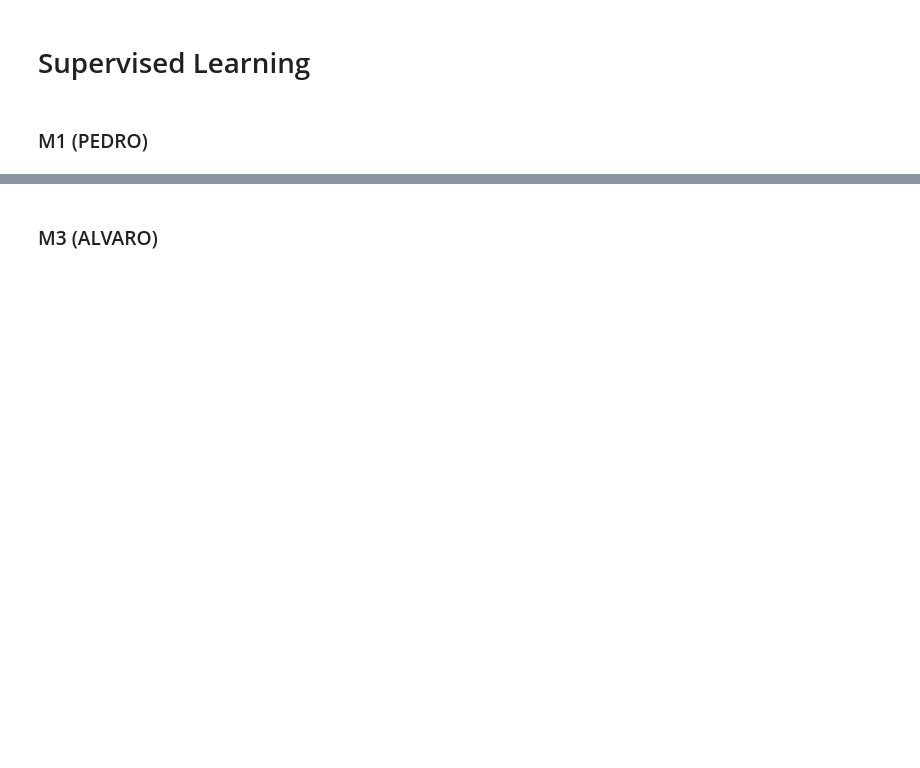
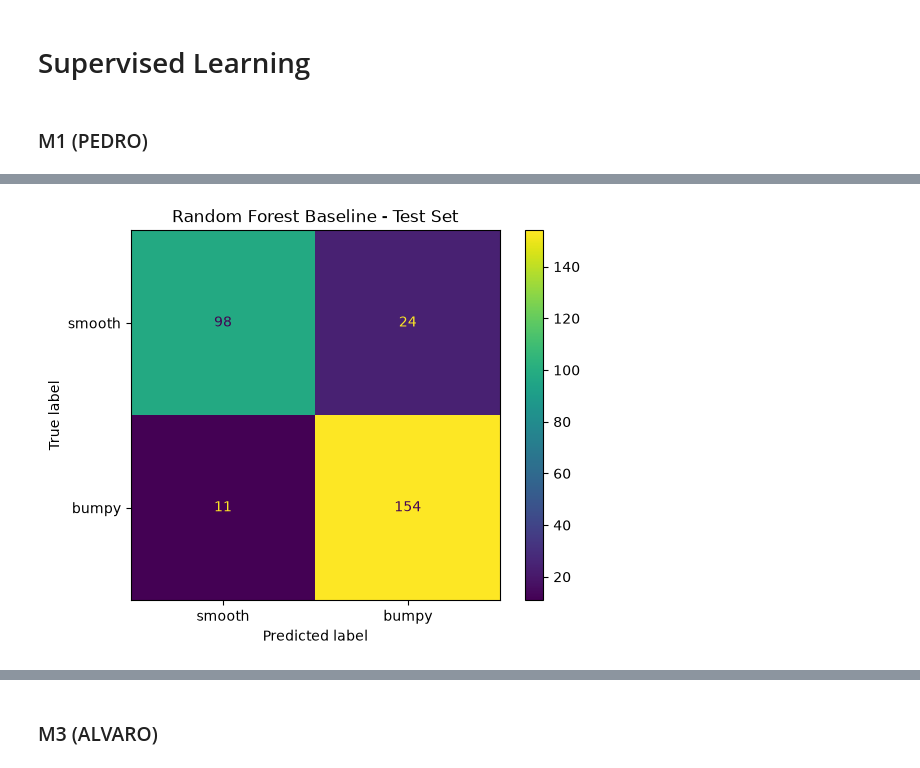
Before and after one commit to dhafinrizaldi/tue-5are0-bike-lane-quality, a Jupyter notebook: group11.ipynb, the cells around one changed output, grey strips where cells are left out. Cells and saved outputs as stored; diff of their text form; code cells hidden in the pictures; blank space fills up the shorter version.

Commit message:
Implemented random forest baseline model vor supervised learning.

```diff
--- a/group11.ipynb
+++ b/group11.ipynb
@@ -1445,0 +1450,79 @@ Therefore, DBSCAN is considerably more effective when applied at the recording l
+# %%
+from sklearn.ensemble import RandomForestClassifier
+from sklearn.metrics import (
+    accuracy_score,
+    classification_report,
+    confusion_matrix,
+    ConfusionMatrixDisplay
+)
+
+import matplotlib.pyplot as plt
+import pandas as pd
+
+
+# Baseline Random Forest
+rf_baseline = RandomForestClassifier(
+    random_state=RANDOM_SEED
+)
+
+# Train only on the training data
+rf_baseline.fit(X_train, y_train)
+
+# Predictions
+y_train_pred = rf_baseline.predict(X_train)
+y_test_pred = rf_baseline.predict(X_test)
+
+
+# Accuracy
+train_accuracy = accuracy_score(y_train, y_train_pred)
+test_accuracy = accuracy_score(y_test, y_test_pred)
+
+print("Random Forest Baseline")
+print("----------------------")
+print(f"Training accuracy: {train_accuracy:.3f}")
+print(f"Test accuracy:     {test_accuracy:.3f}")
+
+
+# Test-set classification report
+print("\nClassification report (test set):")
+print(
+    classification_report(
+        y_test,
+        y_test_pred,
+        target_names=["smooth", "bumpy"]
+    )
+)
+
+
+# Confusion matrix
+cm = confusion_matrix(y_test, y_test_pred)
+
+disp = ConfusionMatrixDisplay(
+    confusion_matrix=cm,
+    display_labels=["smooth", "bumpy"]
+)
+
+disp.plot()
+plt.title("Random Forest Baseline - Test Set")
+plt.show()
+
+
+# Feature importance
+feature_importance = pd.Series(
+    rf_baseline.feature_importances_,
+    index=SELECTED_FEATURES
+).sort_values(ascending=False)
+
+print("\nFeature importance:")
+print(feature_importance)
+
+feature_importance.plot(
+    kind="bar",
+    figsize=(7, 4)
+)
+
+plt.ylabel("Importance")
+plt.title("Random Forest Feature Importance")
+plt.tight_layout()
+plt.show()
+# %% [output]
@@ -1445,0 +1543 @@ Therefore, DBSCAN is considerably more effective when applied at the recording l
+[figure, added]
```
Also changed, not shown: parts of 3 cells of this notebook.
